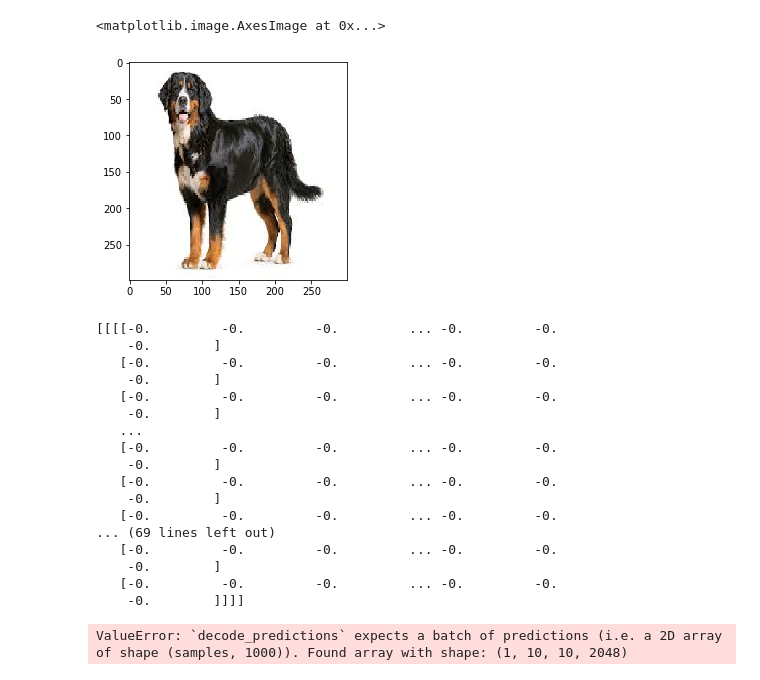
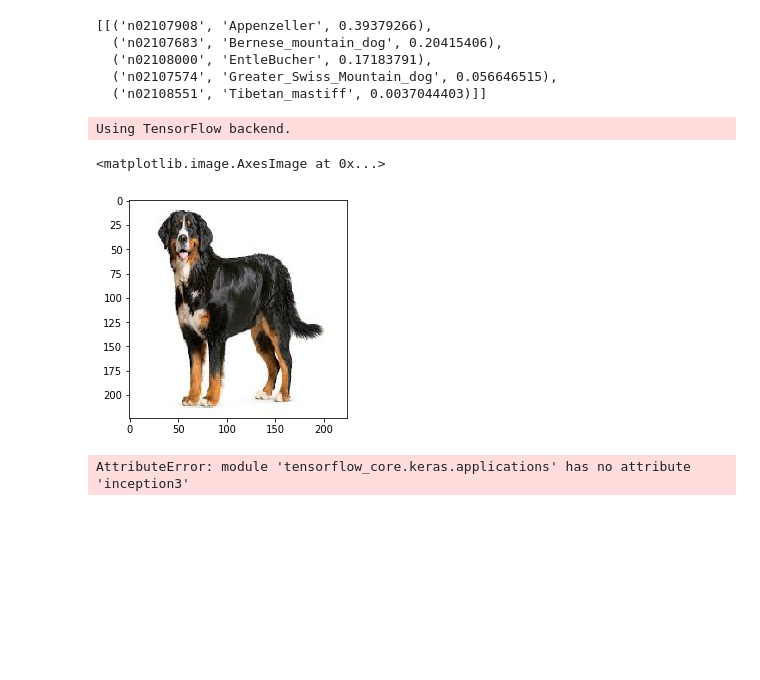
Before and after one commit to GiorgosTsal/Computational-Intelligence-Neural-Networks, a Jupyter notebook: src/part1(xception).ipynb, the cells around one changed output. Drawn from its saved outputs; the diff is of its cells as text; code cells hidden in the pictures; blank space fills up the shorter version.

Commit message:
some correction to xception, run same exp with inception_v3

```diff
--- a/src/part1(xception).ipynb
+++ b/src/part1(xception).ipynb
@@ -19,24 +26,44 @@ model.summary
+# %%
+
+import requests
+
+#fetching labels from Imagenet
+response=requests.get('https://storage.googleapis.com/download.tensorflow.org/data/imagenet_class_index.json')
+imgnet_map=response.json()
+
+imgnet_map={v[1]:k for k, v in imgnet_map.items()}
+
+#make model predictions
+img=tf.keras.applications.xception.preprocess_input(img)
+predictions=model.predict(np.array([img]))
+decode_predictions(predictions,top=5)
+# %% [output]
+[[('n02107908', 'Appenzeller', 0.39379266),
+  ('n02107683', 'Bernese_mountain_dog', 0.20415406),
+  ('n02108000', 'EntleBucher', 0.17183791),
+  ('n02107574', 'Greater_Swiss_Mountain_dog', 0.056646515),
+  ('n02108551', 'Tibetan_mastiff', 0.0037044403)]]
 # %%
-#from keras.applications.inception_v3 import InceptionV3
-#from keras.layers import Input
+#With inception3
+from keras.applications.inception_v3 import InceptionV3
+from keras.layers import Input
 
 # this could also be the output a different Keras model or layer
-#input_tensor = Input(shape=(224, 224, 3))  # this assumes K.image_data_format() == 'channels_last'
+input_tensor = Input(shape=(224, 224, 3))  # this assumes K.image_data_format() == 'channels_last'
 
-#model = InceptionV3(input_tensor=input_tensor, weights='imagenet', include_top=True)
+model = InceptionV3(input_tensor=input_tensor, weights='imagenet', include_top=True)
+# %% [output]
+Using TensorFlow backend.
 # %%
-#loading and preprocessing cat image
+#loading and preprocessing dog image
 IMAGE_PATH='../docs/Images/dog.jpeg'
-img=tf.keras.preprocessing.image.load_img(IMAGE_PATH,target_size=(299,299))
+img=tf.keras.preprocessing.image.load_img(IMAGE_PATH,target_size=(224,224))
 img=tf.keras.preprocessing.image.img_to_array(img)#view the image
 plt.imshow(img/255.)
 # %% [output]
 <matplotlib.image.AxesImage at 0x...>
-[figure, old version]
+[figure, new version]
 # %%
-
-import requests
-
 #fetching labels from Imagenet
 response=requests.get('https://storage.googleapis.com/download.tensorflow.org/data/imagenet_class_index.json')
 imgnet_map=response.json()
@@ -44,26 +71,8 @@ imgnet_map=response.json()
 imgnet_map={v[1]:k for k, v in imgnet_map.items()}
 
 #make model predictions
-img=tf.keras.applications.xception.preprocess_input(img)
+img=tf.keras.applications.inception3.preprocess_input(img)
 predictions=model.predict(np.array([img]))
-print(predictions)
 decode_predictions(predictions,top=5)
 # %% [output]
-[[[[-0.         -0.         -0.         ... -0.         -0.
-    -0.        ]
-   [-0.         -0.         -0.         ... -0.         -0.
-    -0.        ]
-   [-0.         -0.         -0.         ... -0.         -0.
-    -0.        ]
-   ...
-   [-0.         -0.         -0.         ... -0.         -0.
-    -0.        ]
-   [-0.         -0.         -0.         ... -0.         -0.
-    -0.        ]
-   [-0.         -0.         -0.         ... -0.         -0.
-... (69 lines left out)
-   [-0.         -0.         -0.         ... -0.         -0.
-    -0.        ]
-   [-0.         -0.         -0.         ... -0.         -0.
-    -0.        ]]]]
+AttributeError: module 'tensorflow_core.keras.applications' has no attribute 'inception3'
-ValueError: `decode_predictions` expects a batch of predictions (i.e. a 2D array of shape (samples, 1000)). Found array with shape: (1, 10, 10, 2048)
```
Also changed, not shown: parts of 3 cells of this notebook, 1 other file.
